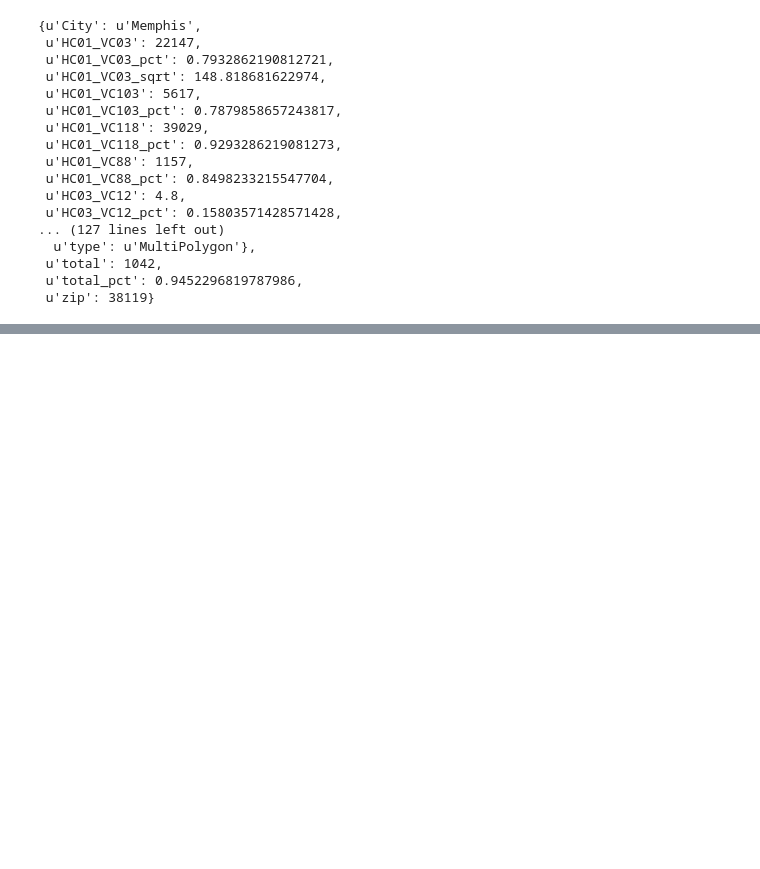
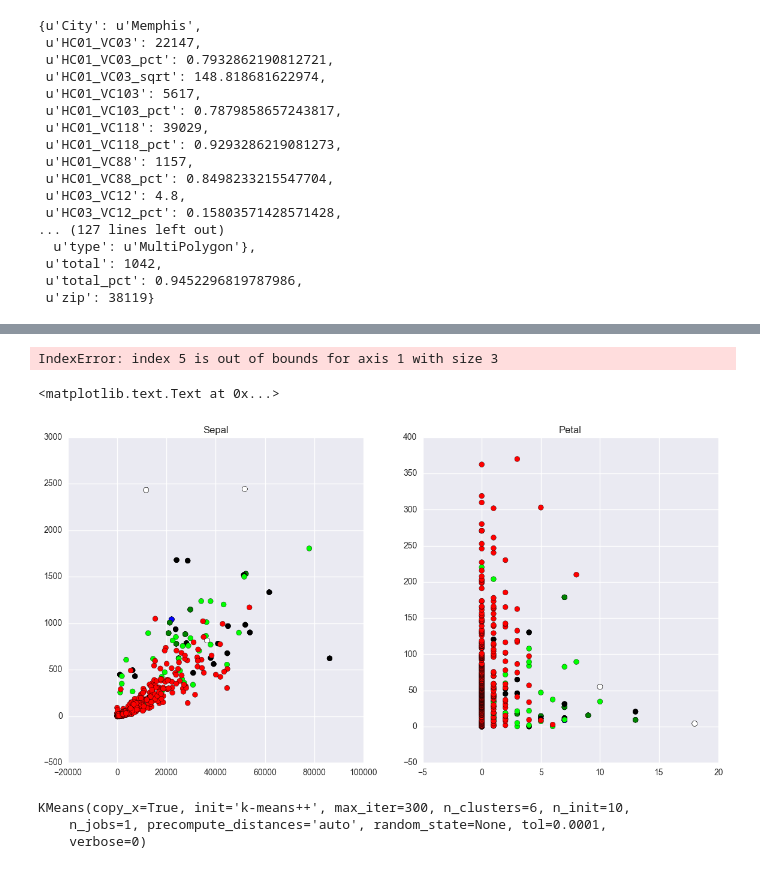
Before and after one commit to tmthyjames/general_prez, a Jupyter notebook: the_general_final.ipynb, the cells around one changed output, grey strips where cells are left out. Saved outputs shown, nothing was run; the diff lists cells and outputs as text; code cells hidden in the pictures; blank space fills up the shorter version.

```diff
--- a/the_general_final.ipynb
+++ b/the_general_final.ipynb
@@ -220,0 +255,8 @@ with open('/Users/tdobbins/myprojects/mynotebooks/general_prez/web_graphs/data_s
+# %%
+iris = datasets.load_iris()
+
+x = pd.DataFrame(iris.data)
+x.columns = ['Sepal_Length','Sepal_Width','Petal_Length','Petal_Width']
+
+y = pd.DataFrame(iris.target)
+y.columns = ['Targets']
@@ -220,0 +284,28 @@ with open('/Users/tdobbins/myprojects/mynotebooks/general_prez/web_graphs/data_s
+# %%
+colormap[y.starbucks_count]
+# %% [output]
+IndexError: index 5 is out of bounds for axis 1 with size 3
+# %%
+plt.figure(figsize=(14,7))
+
+# Create a colormap
+colormap = np.array(['red', 'lime', 'black', 'green', 'white', 'blue'])
+
+# Plot Sepal
+plt.subplot(1, 2, 1)
+plt.scatter(x.pop_area, x.total, c=colormap[y.starbucks_count], s=40)
+plt.title('Sepal')
+
+plt.subplot(1, 2, 2)
+plt.scatter(x.shopping_centers, x.sq_miles, c=colormap[y.starbucks_count], s=40)
+plt.title('Petal')
+# %% [output]
+<matplotlib.text.Text at 0x...>
+[figure, added]
+# %%
+model = KMeans(n_clusters=6)
+model.fit(x)
+# %% [output]
+KMeans(copy_x=True, init='k-means++', max_iter=300, n_clusters=6, n_init=10,
+    n_jobs=1, precompute_distances='auto', random_state=None, tol=0.0001,
+    verbose=0)
```
Also changed, not shown: parts of 13 cells of this notebook, 1 other file.
